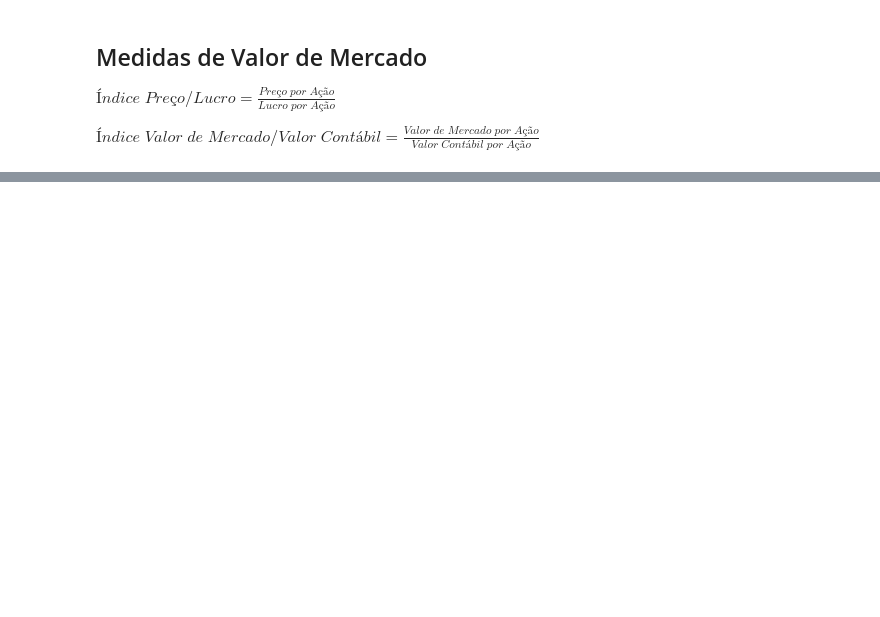
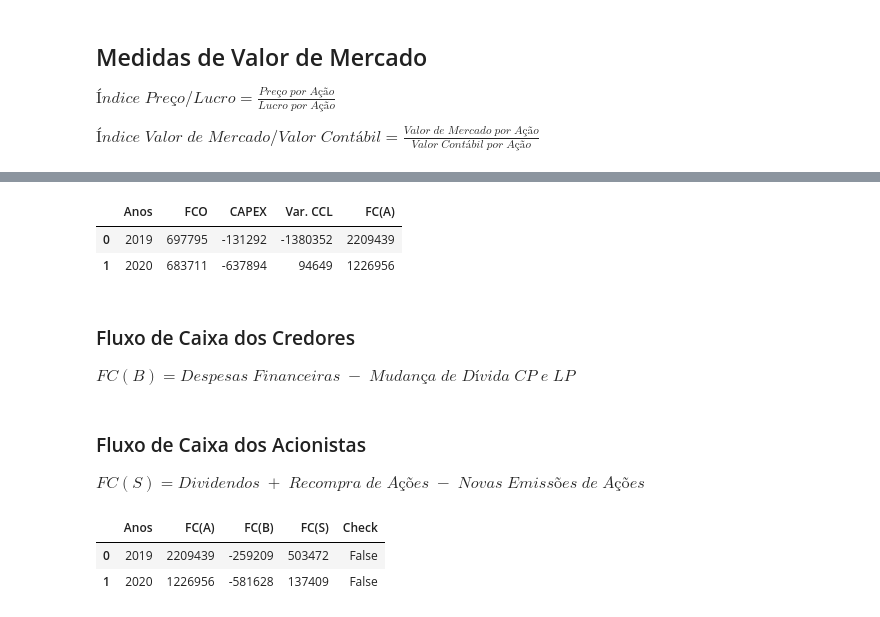
Before and after one commit to pedrotramos/Analise-MRV, a Jupyter notebook: APS.ipynb, the cells around one changed output, grey strips where cells are left out. Cells and saved outputs as stored; diff of their text form; code cells hidden in the pictures; blank space fills up the shorter version.

```diff
--- a/APS.ipynb
+++ b/APS.ipynb
@@ -378,0 +393,53 @@ $Índice \; Valor \; de \; Mercado/Valor \; Contábil = \frac{Valor \; de \; Mer
+# %%
+years = [2019, 2020]
+
+FCA = []
+FCO = []
+CAPEX = []
+varCCL = []
+
+for i in years:
+    EBIT = getValue(DRE, '(=) LAJIR', i)
+    depre = getValue(DFC, 'Depreciação, Amortização e Exaustão', i)
+    impostosCorrentes = getValue(DRE, '(-) IR e CSLL', i)
+
+    FCO_ = EBIT + depre - impostosCorrentes
+
+#     varImob = getValue(BP, 'Imobilizado', i) - getValue(BP, 'Imobilizado', i - 1)
+#     varIntan = getValue(BP, 'Intangível', i) - getValue(BP, 'Intangível', i - 1)
+#     varInv = getValue(BP, 'Investimentos', i) - getValue(BP, 'Investimentos', i - 1)
+#     CAPEX_ = varImob + varIntan + varInv
+#     CAPEX_ = varImob + varIntan
+
+    CAPEX_ = getValue(DFC, 'Compra Líquida de Ativo Permanente', i)
+
+#     atualCCL = getValue(BP, 'Ativo Circulante', i) - (getValue(BP, 'Passivo Circulante', i) - getValue(BP, 'Financiamento CP', i) - getValue(BP, 'Debêntures CP', i))
+#     anteriorCCL = getValue(BP, 'Ativo Circulante', i - 1) - (getValue(BP, 'Passivo Circulante', i - 1) - getValue(BP, 'Financiamento CP', i - 1) - getValue(BP, 'Debêntures CP', i - 1))
+#     varCCL_ = atualCCL - anteriorCCL
+
+    varCCL_ = getValue(DFC, 'Variação em Ativo e Passivo', i)
+
+    FCA_ = FCO_ - CAPEX_ - varCCL_
+
+    FCA.append(FCA_)
+    FCO.append(FCO_)
+    CAPEX.append(CAPEX_)
+    varCCL.append(varCCL_)
+
+FCA_DF = pd.DataFrame()
+
+FCA_DF["Anos"] = years
+FCA_DF["FCO"] = FCO
+FCA_DF["CAPEX"] = CAPEX
+FCA_DF["Var. CCL"] = varCCL
+FCA_DF["FC(A)"] = FCA
+
+FCA_DF
+# %% [output]
+|  | Anos | FCO | CAPEX | Var. CCL | FC(A) |
+| 0 | 2019 | 697795 | -131292 | -1380352 | 2209439 |
+| 1 | 2020 | 683711 | -637894 | 94649 | 1226956 |
+# %% [markdown]
+### Fluxo de Caixa dos Credores
+
+$FC(B) = Despesas \; Financeiras \; - \; Mudança \; de \; Dívida \; CP \; e \; LP$
@@ -378,0 +461,4 @@ $Índice \; Valor \; de \; Mercado/Valor \; Contábil = \frac{Valor \; de \; Mer
+# %% [markdown]
+### Fluxo de Caixa dos Acionistas
+
+$FC(S) = Dividendos \; + \; Recompra \; de \; Ações \; - \; Novas \; Emissões \; de \; Ações$
@@ -378,0 +475,14 @@ $Índice \; Valor \; de \; Mercado/Valor \; Contábil = \frac{Valor \; de \; Mer
+# %%
+fluxoCaixa = pd.DataFrame()
+
+fluxoCaixa["Anos"] = years
+fluxoCaixa["FC(A)"] = FCA
+fluxoCaixa["FC(B)"] = FCB
+fluxoCaixa["FC(S)"] = FCS
+fluxoCaixa["Check"] = fluxoCaixa["FC(A)"] == (fluxoCaixa["FC(B)"] + fluxoCaixa["FC(S)"])
+
+fluxoCaixa
+# %% [output]
+|  | Anos | FC(A) | FC(B) | FC(S) | Check |
+| 0 | 2019 | 2209439 | -259209 | 503472 | False |
+| 1 | 2020 | 1226956 | -581628 | 137409 | False |
```
Also changed, not shown: parts of 13 cells of this notebook.
